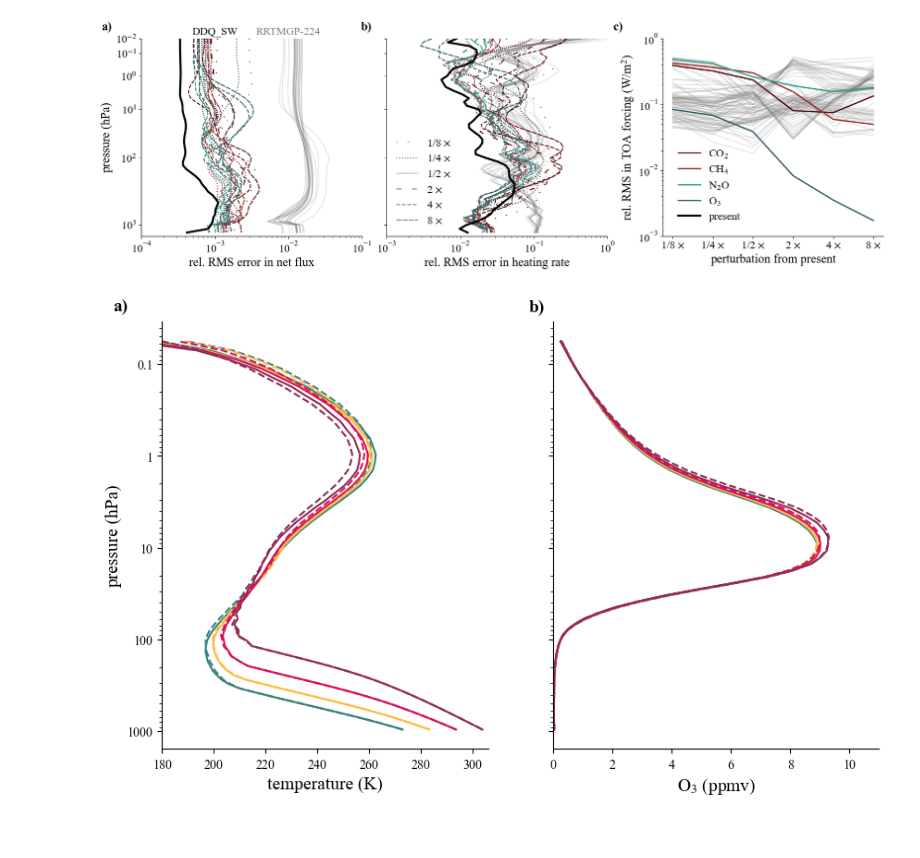
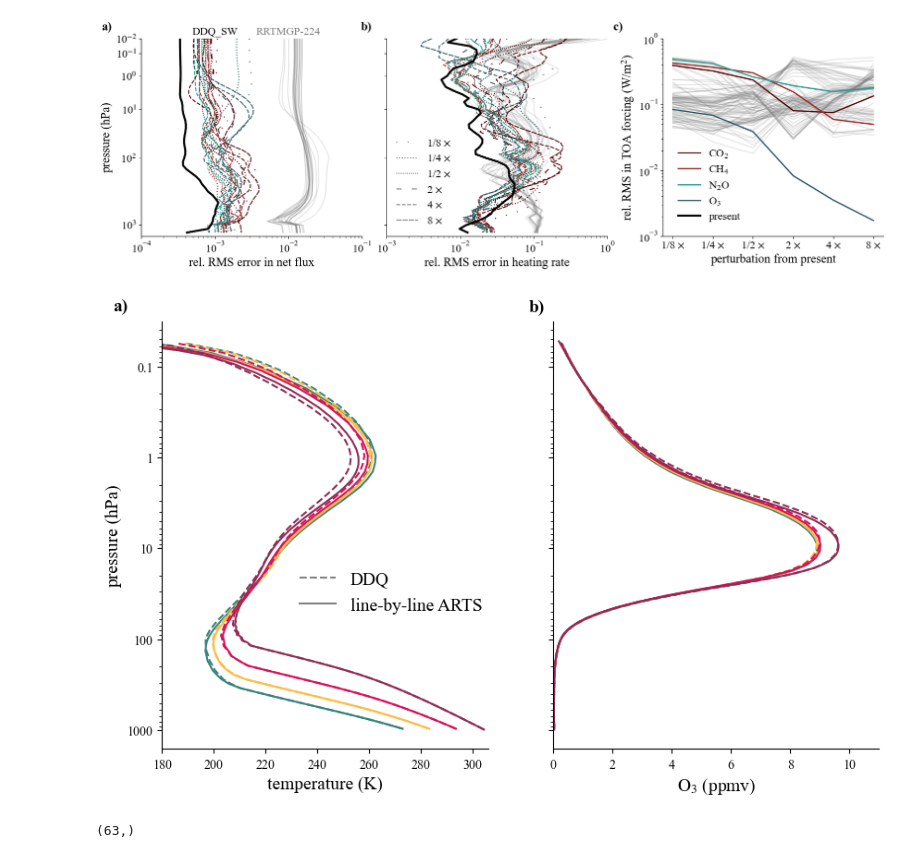
Before and after one commit to pczarnecki/ddq-data-paper, a Jupyter notebook: Generate Figures.ipynb, the cells around one changed output. Drawn from its saved outputs; the diff is of its cells as text; code cells hidden in the pictures.

Commit message:
updated ozone figure

```diff
--- a/Generate Figures.ipynb
+++ b/Generate Figures.ipynb
@@ -538,7 +538,7 @@ phlev = konrad.utils.get_quadratic_pgrid(top_pressure=5, num=64)
 atmosphere = konrad.atmosphere.Atmosphere(phlev)
 quad_atmosphere = konrad.atmosphere.Atmosphere(phlev)
 
-Ts_array = np.array([275, 285, 295, 305])
+Ts_array = np.array([275, 285, 295])
 
 final_temps_ddq = np.zeros((len(Ts_array), len(quad_atmosphere["plev"])))
 final_ozone_ddq = np.zeros((len(Ts_array), len(quad_atmosphere["plev"])))
@@ -568,3 +583,11 @@ for idx, Ts in enumerate(Ts_array):
+# %%
+final_temps_quad_305 = quad_305.atmosphere["T"][-1]
+final_ozone_quad_305 = quad_305.atmosphere["O3"][-1]
+
+arts_atmosphere_305 = konrad.atmosphere.Atmosphere.from_netcdf('files/arts_output305_ozone_plev.nc')
+
+final_temps_arts_305 = arts_atmosphere_305["T"][-1]
+final_ozone_arts_305 = arts_atmosphere_305["O3"][-1]
 # %%
 fig, (ax0, ax1) = plt.subplots(ncols=2, sharey=True, figsize = (10, 6))
 
@@ -573,41 +596,67 @@ for idx in range(len(Ts_array)):
     l, = plots.profile_p_log(quad.atmosphere["plev"], final_temps_ddq[idx, :], ax=ax0, linestyle = 'dashed', color = color_array[idx])
     l, = plots.profile_p_log(arts_atmosphere["plev"], final_temps_arts[idx, :], ax=ax0, color = color_array[idx])
 
-    ax0.set_xlabel(r"temperature (K)", fontsize = 14)
-    ax0.set_xlim(180, 306)
-    ax0.set_ylabel("pressure (hPa)", fontsize = 14)
-    #ax0.set_ylim(bottom=quad.atmosphere["plev"].max())
-
     plots.profile_p_log(
         quad.atmosphere["plev"],
         final_ozone_ddq[idx, :] * 1e6,
-        label="DDQ",
+        #label="DDQ",
         ax=ax1,
         linestyle = 'dashed',
         color = color_array[idx],
     )
 
     plots.profile_p_log(
         arts_atmosphere["plev"],
         final_ozone_arts[idx, :] * 1e6,
-        label= "ARTS",
+        #label= "ARTS",
         ax=ax1,
         color = color_array[idx],
     )
 
     ax1.set_xlabel(r"$\rm O_3$ (ppmv)", fontsize = 14)
     ax1.set_xlim(0, 11)
     #ax1.legend(title=r"$T_\mathrm{s}$", fontsize="x-small")
     sns.despine()
 
+
+l, = plots.profile_p_log(quad_305.atmosphere["plev"], final_temps_quad_305, ax=ax0, linestyle = 'dashed', color = color_array[-1])
+l, = plots.profile_p_log(arts_atmosphere_305["plev"], final_temps_arts_305, ax=ax0, color = color_array[-1])
+
+plots.profile_p_log(
+    quad_305.atmosphere["plev"],
+    final_ozone_quad_305 * 1e6,
+    ax=ax1,
+    linestyle = 'dashed',
+    color = color_array[-1],
+)
+
+plots.profile_p_log(
+    arts_atmosphere_305["plev"],
+    final_ozone_arts_305 * 1e6,
+    #label= "ARTS",
+    ax=ax1,
+    color = color_array[-1],
+)
+
+ax0.set_xlabel(r"temperature (K)", fontsize = 14)
+ax0.set_xlim(180, 306)
+ax0.set_ylabel("pressure (hPa)", fontsize = 14)
+#ax0.set_ylim(bottom=quad.atmosphere["plev"].max())
+
+
 fig.text(0.08, 0.9, 'a)', color = 'black', horizontalalignment = 'center', fontsize = 14, weight = 'bold')
 fig.text(0.53, 0.9, 'b)', color = 'black', horizontalalignment = 'center', fontsize = 14, weight = 'bold')
 
-ax1.plot([], [], '--', color = 'grey', label = 'DDQ')
-ax1.plot([], [], color = 'grey', label = 'line-by-line ARTS')
+ax0.plot([], [], '--', color = 'grey', label = 'DDQ')
+ax0.plot([], [], color = 'grey', label = 'line-by-line ARTS')
+ax0.legend(frameon = False, loc = (0.4, 0.3), fontsize = 14)
 
 plt.savefig("figures/konrad_ozone.png", bbox_inches = 'tight', dpi = 300)
 
 plt.show()
 # %% [output]
-[figure, old version]
+[figure, new version]
+# %%
+final_temps_quad_305.shape
+# %% [output]
+(63,)
```
Also changed, not shown: parts of 1 cell of this notebook, 1 other file.
